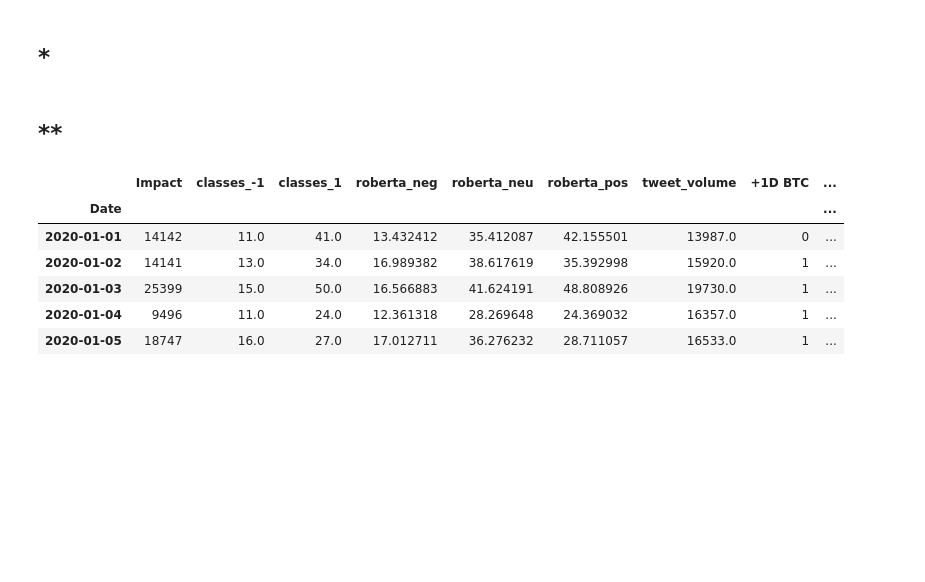
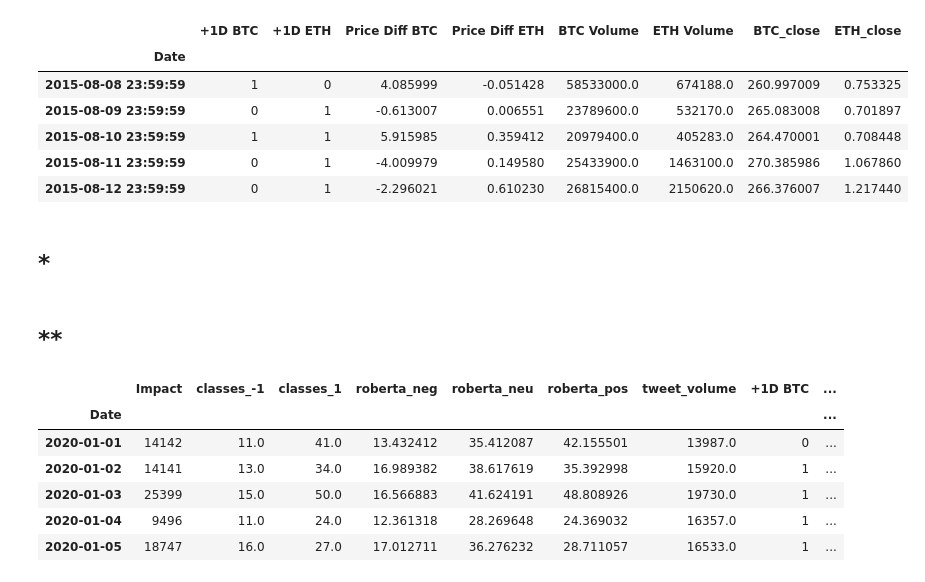
Before and after one commit to Alvanzah/Pemodelan, a Jupyter notebook: model_trend_predictions.ipynb, the cells around one changed output. Saved outputs shown, nothing was run; the diff lists cells and outputs as text; code cells hidden in the pictures; blank space fills up the shorter version.

```diff
--- a/model_trend_predictions.ipynb
+++ b/model_trend_predictions.ipynb
@@ -22,3 +31,13 @@ eth_tweet_volume = pd.read_csv(r'ETH_tweet_perday.csv', index_col=0, names=['Dat
+# %%
+price_df.head()
+# %% [output]
+|  | +1D BTC | +1D ETH | Price Diff BTC | Price Diff ETH | BTC Volume | ETH Volume | BTC_close | ETH_close |
+| Date |  |  |  |  |  |  |  |  |
+| 2015-08-08 23:59:59 | 1 | 0 | 4.085999 | -0.051428 | 58533000.0 | 674188.0 | 260.997009 | 0.753325 |
+| 2015-08-09 23:59:59 | 0 | 1 | -0.613007 | 0.006551 | 23789600.0 | 532170.0 | 265.083008 | 0.701897 |
+| 2015-08-10 23:59:59 | 1 | 1 | 5.915985 | 0.359412 | 20979400.0 | 405283.0 | 264.470001 | 0.708448 |
+| 2015-08-11 23:59:59 | 0 | 1 | -4.009979 | 0.149580 | 25433900.0 | 1463100.0 | 270.385986 | 1.067860 |
+| 2015-08-12 23:59:59 | 0 | 1 | -2.296021 | 0.610230 | 26815400.0 | 2150620.0 | 266.376007 | 1.217440 |
 # %%
 #set date as Index
 price_df = price_df['2020-01-01 00:00:00':'2021-01-01 00:00:00']
```
Also changed, not shown: parts of 10 cells of this notebook, 19 other files.
